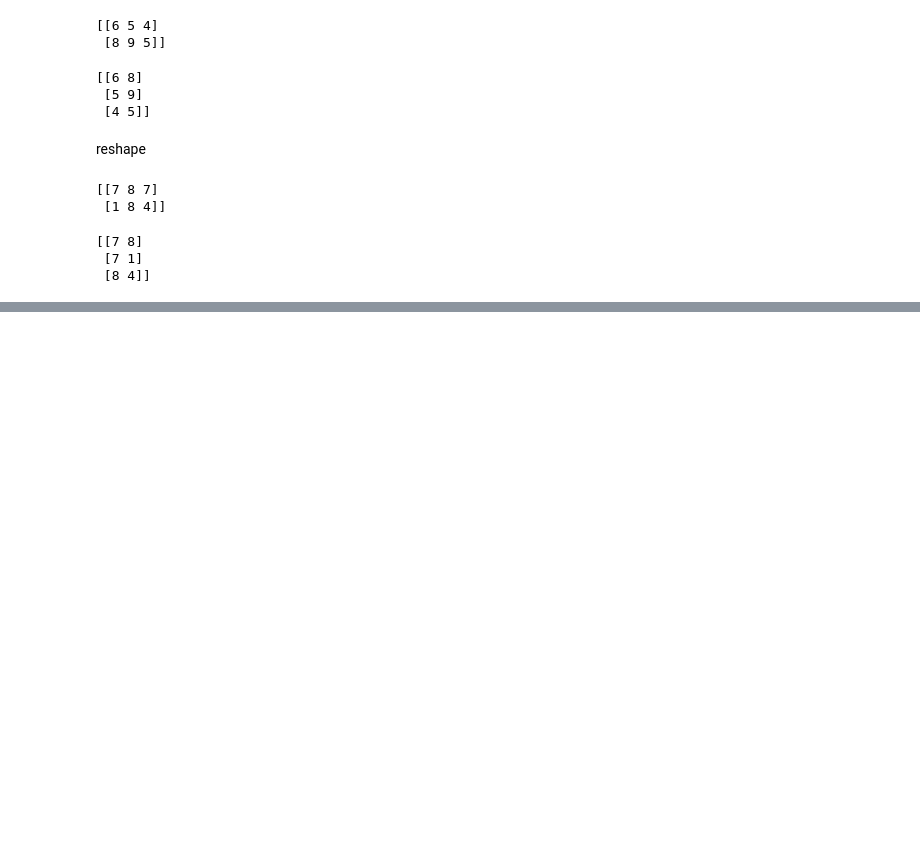
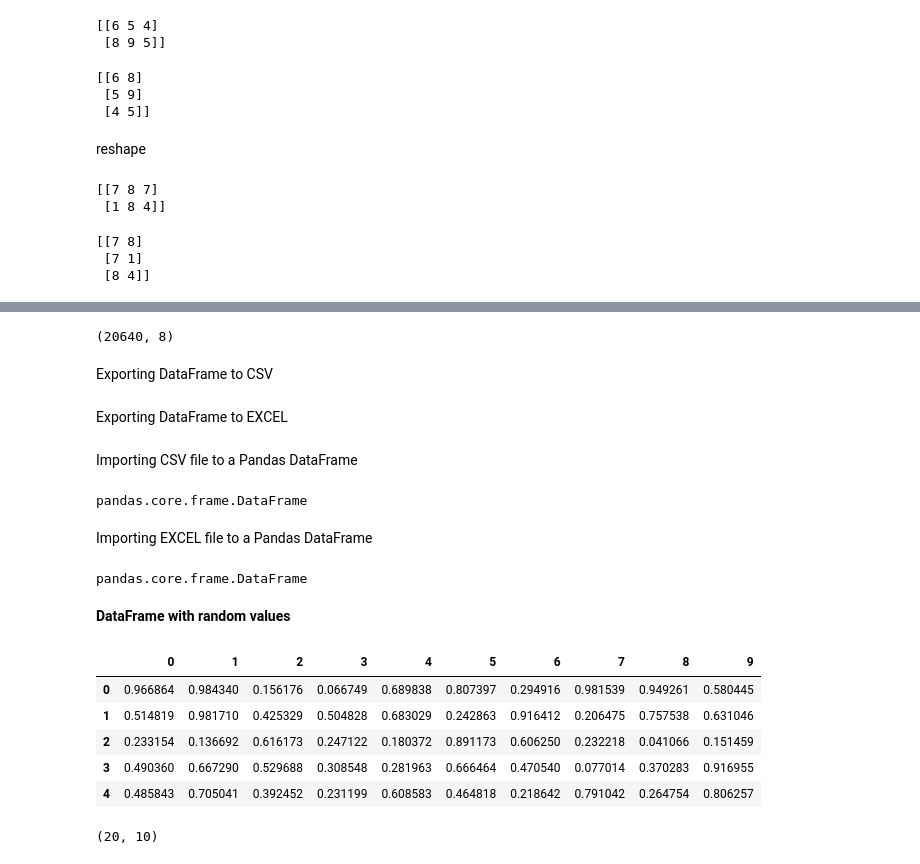
Before and after one commit to DevSecOps-Stack/ML-Prerequisites, a Jupyter notebook: ml_beginner_ml.ipynb, the cells around one changed output, grey strips where cells are left out. Cells and saved outputs as stored; diff of their text form; code cells hidden in the pictures; blank space fills up the shorter version.

```diff
--- a/ml_beginner_ml.ipynb
+++ b/ml_beginner_ml.ipynb
@@ -271,0 +291,6 @@ print(y)
+# %%
+california_df.shape
+# %% [output]
+(20640, 8)
+# %% [markdown]
+Exporting DataFrame to CSV
@@ -271,0 +299,2 @@ print(y)
+# %% [markdown]
+Exporting DataFrame to EXCEL
@@ -271,0 +303,31 @@ print(y)
+# %% [markdown]
+Importing CSV file to a Pandas DataFrame
+# %%
+california_df = pd.read_csv('/content/sample_data/california_housing_data.csv')
+type(california_df)
+# %% [output]
+pandas.core.frame.DataFrame
+# %% [markdown]
+Importing EXCEL file to a Pandas DataFrame
+# %%
+california_df = pd.read_excel('/content/sample_data/california_housing_data.xlsx')
+type(california_df)
+# %% [output]
+pandas.core.frame.DataFrame
+# %% [markdown]
+**DataFrame with random values**
+# %%
+import numpy as np
+random_df = pd.DataFrame(np.random.rand(20,10))
+random_df.head()
+# %% [output]
+|  | 0 | 1 | 2 | 3 | 4 | 5 | 6 | 7 | 8 | 9 |
+| 0 | 0.966864 | 0.984340 | 0.156176 | 0.066749 | 0.689838 | 0.807397 | 0.294916 | 0.981539 | 0.949261 | 0.580445 |
+| 1 | 0.514819 | 0.981710 | 0.425329 | 0.504828 | 0.683029 | 0.242863 | 0.916412 | 0.206475 | 0.757538 | 0.631046 |
+| 2 | 0.233154 | 0.136692 | 0.616173 | 0.247122 | 0.180372 | 0.891173 | 0.606250 | 0.232218 | 0.041066 | 0.151459 |
+| 3 | 0.490360 | 0.667290 | 0.529688 | 0.308548 | 0.281963 | 0.666464 | 0.470540 | 0.077014 | 0.370283 | 0.916955 |
+| 4 | 0.485843 | 0.705041 | 0.392452 | 0.231199 | 0.608583 | 0.464818 | 0.218642 | 0.791042 | 0.264754 | 0.806257 |
+# %%
+random_df.shape
+# %% [output]
+(20, 10)
```
Also changed, not shown: parts of 16 cells of this notebook.
